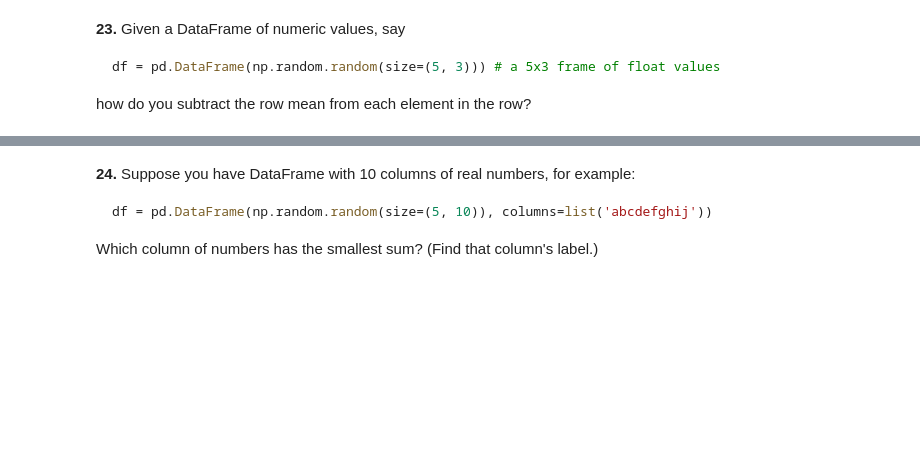
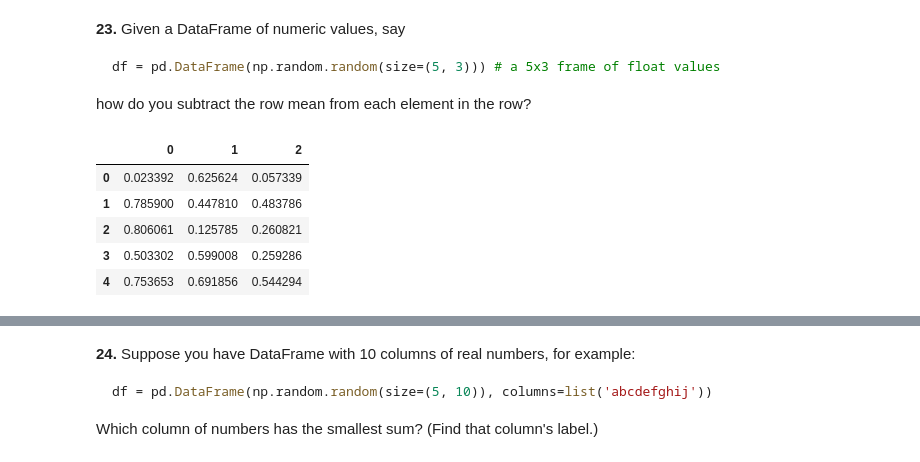
Before and after one commit to mshahiq/AI-DS-Exercises, a Jupyter notebook: Chapter 1/6. Pandas/100-pandas-puzzles.ipynb, the cells around one changed output, grey strips where cells are left out. Saved outputs shown, nothing was run; the diff lists cells and outputs as text; code cells hidden in the pictures; blank space fills up the shorter version.

````diff
--- a/Chapter 1/6. Pandas/100-pandas-puzzles.ipynb
+++ b/Chapter 1/6. Pandas/100-pandas-puzzles.ipynb
@@ -352,3 +374,13 @@ df = pd.DataFrame(np.random.random(size=(5, 3))) # a 5x3 frame of float values
 ```
 
 how do you subtract the row mean from each element in the row?
+# %%
+df = pd.DataFrame(np.random.random(size=(5, 3)))
+df
+# %% [output]
+|  | 0 | 1 | 2 |
+| 0 | 0.023392 | 0.625624 | 0.057339 |
+| 1 | 0.785900 | 0.447810 | 0.483786 |
+| 2 | 0.806061 | 0.125785 | 0.260821 |
+| 3 | 0.503302 | 0.599008 | 0.259286 |
+| 4 | 0.753653 | 0.691856 | 0.544294 |
````
Also changed, not shown: parts of 4 cells of this notebook.
